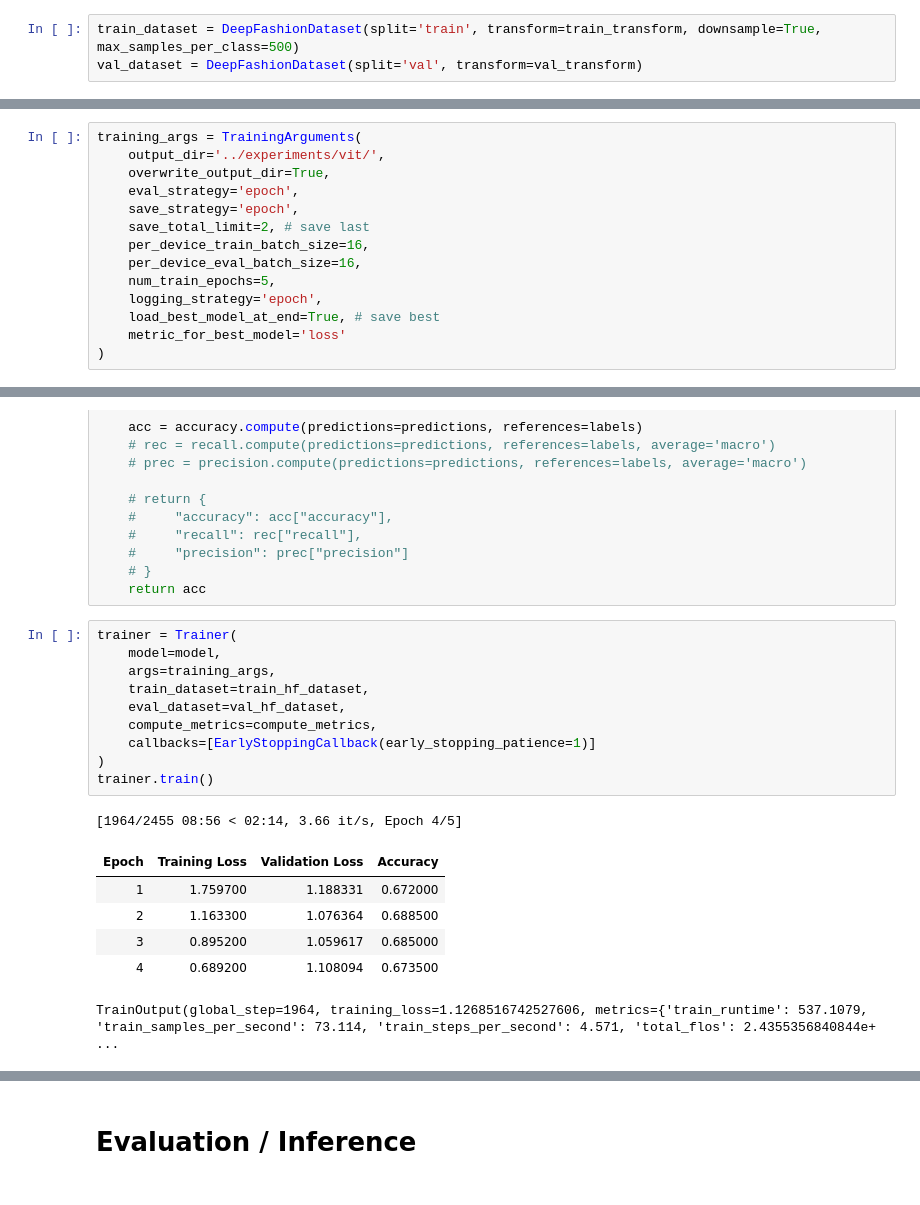
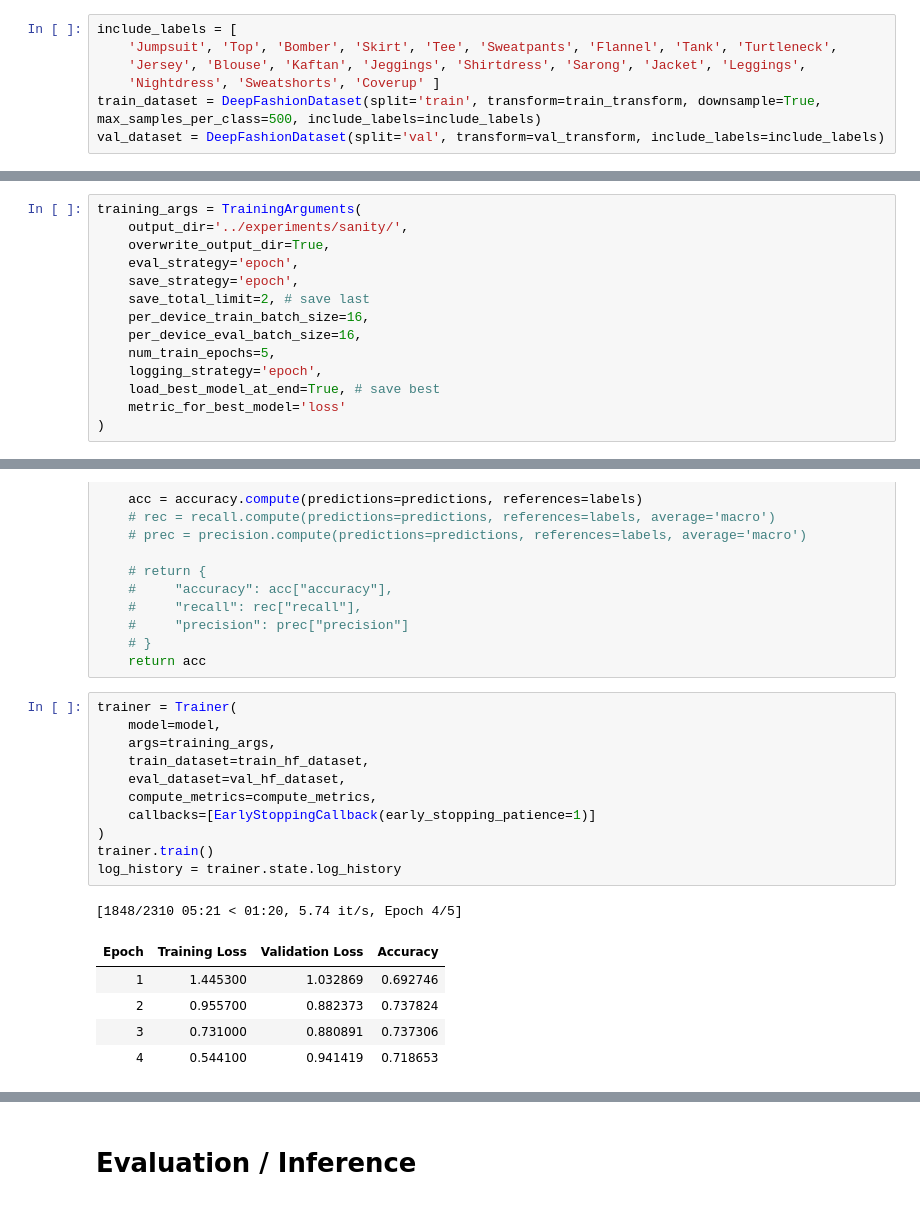
Before and after one commit to rainalexotl/deepfashion-image-classification, a Jupyter notebook: notebooks/huggingface_vit.ipynb, the cells around one changed output, grey strips where cells are left out. Saved outputs shown, nothing was run; the diff lists cells and outputs as text.

```diff
--- a/notebooks/huggingface_vit.ipynb
+++ b/notebooks/huggingface_vit.ipynb
@@ -64,8 +70,12 @@ val_transform = T.Compose([
     T.Normalize(mean=processor.image_mean, std=processor.image_std)
 ])
 # %%
-train_dataset = DeepFashionDataset(split='train', transform=train_transform, downsample=True, max_samples_per_class=500)
-val_dataset = DeepFashionDataset(split='val', transform=val_transform)
+include_labels = [
+    'Jumpsuit', 'Top', 'Bomber', 'Skirt', 'Tee', 'Sweatpants', 'Flannel', 'Tank', 'Turtleneck',
+    'Jersey', 'Blouse', 'Kaftan', 'Jeggings', 'Shirtdress', 'Sarong', 'Jacket', 'Leggings',
+    'Nightdress', 'Sweatshorts', 'Coverup' ]
+train_dataset = DeepFashionDataset(split='train', transform=train_transform, downsample=True, max_samples_per_class=500, include_labels=include_labels)
+val_dataset = DeepFashionDataset(split='val', transform=val_transform, include_labels=include_labels)
 # %%
 plt.imshow(np.transpose(train_dataset[2][0], (1, 2, 0)))
 # %% [output]
@@ -119,6 +137,6 @@ val_hf_dataset = HFDatasetWrapper(val_dataset)
 # %%
 training_args = TrainingArguments(
-    output_dir='../experiments/vit/',
+    output_dir='../experiments/sanity/',
     overwrite_output_dir=True,
     eval_strategy='epoch',
     save_strategy='epoch',
@@ -152,18 +170,18 @@ def compute_metrics(eval_pred):
 # %%
 trainer = Trainer(
     model=model,
     args=training_args,
     train_dataset=train_hf_dataset,
     eval_dataset=val_hf_dataset,
     compute_metrics=compute_metrics,
     callbacks=[EarlyStoppingCallback(early_stopping_patience=1)]
 )
 trainer.train()
+log_history = trainer.state.log_history
 # %% [output]
-[1964/2455 08:56 < 02:14, 3.66 it/s, Epoch 4/5]
+[1848/2310 05:21 < 01:20, 5.74 it/s, Epoch 4/5]
 | Epoch | Training Loss | Validation Loss | Accuracy |
-| 1 | 1.759700 | 1.188331 | 0.672000 |
-| 2 | 1.163300 | 1.076364 | 0.688500 |
-| 3 | 0.895200 | 1.059617 | 0.685000 |
-| 4 | 0.689200 | 1.108094 | 0.673500 |
+| 1 | 1.445300 | 1.032869 | 0.692746 |
+| 2 | 0.955700 | 0.882373 | 0.737824 |
+| 3 | 0.731000 | 0.880891 | 0.737306 |
+| 4 | 0.544100 | 0.941419 | 0.718653 |
-TrainOutput(global_step=1964, training_loss=1.1268516742527606, metrics={'train_runtime': 537.1079, 'train_samples_per_second': 73.114, 'train_steps_per_second': 4.571, 'total_flos': 2.4355356840844e+ ...
```
Also changed, not shown: parts of 8 cells of this notebook, 5 other files.
